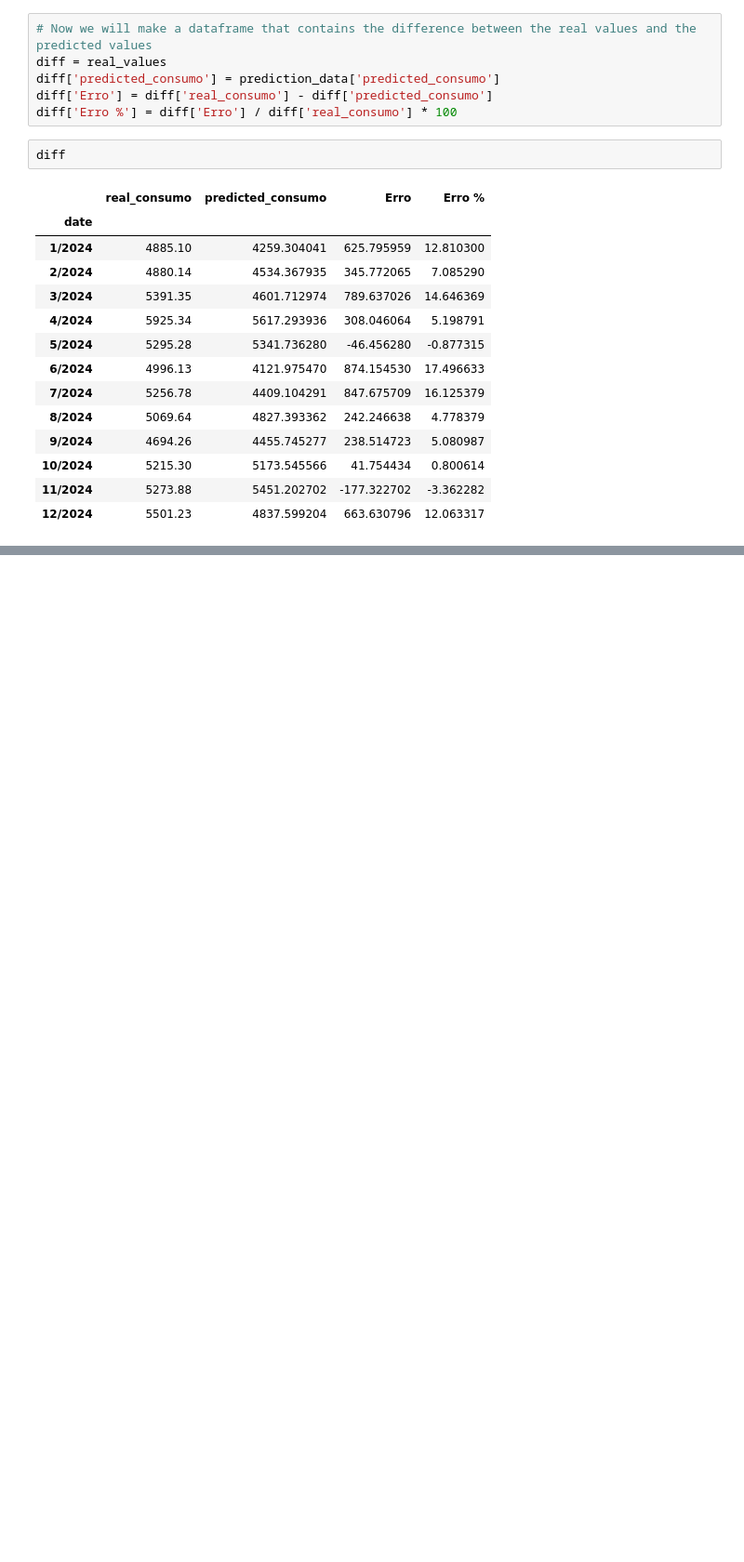
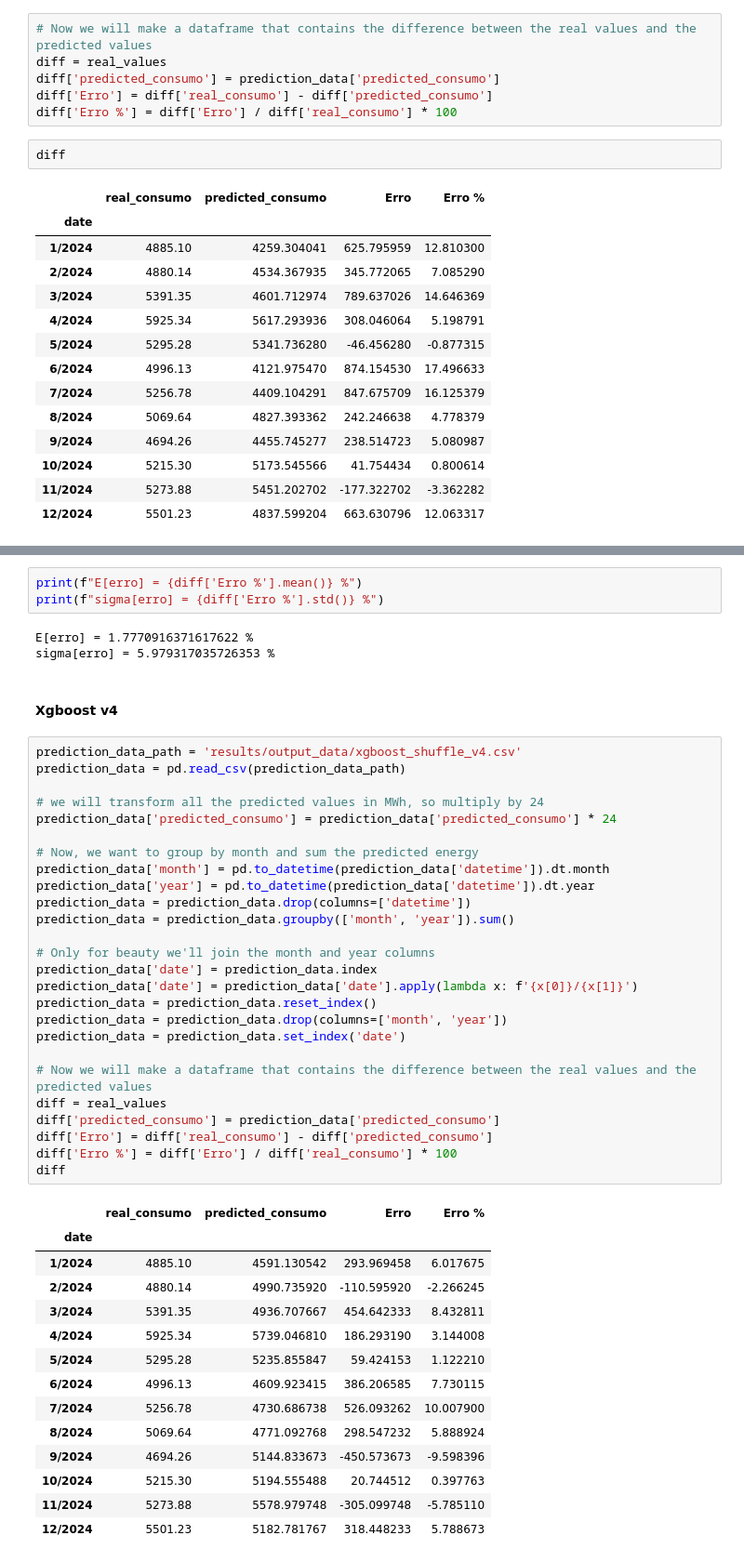
Before and after one commit to V-kr0pt/vivix_energy_consumption, a Jupyter notebook: prediction_analysis.ipynb, the cells around one changed output, grey strips where cells are left out. Shown at 93% size. Drawn from its saved outputs; the diff is of its cells as text; blank space fills up the shorter version.

```diff
--- a/prediction_analysis.ipynb
+++ b/prediction_analysis.ipynb
@@ -90,0 +321,49 @@ diff
+# %%
+print(f"E[erro] = {diff['Erro %'].mean()} %")
+print(f"sigma[erro] = {diff['Erro %'].std()} %")
+# %% [output]
+E[erro] = 1.7770916371617622 %
+sigma[erro] = 5.979317035726353 %
+# %% [markdown]
+#### Xgboost v4
+# %%
+prediction_data_path = 'results/output_data/xgboost_shuffle_v4.csv'
+prediction_data = pd.read_csv(prediction_data_path)
+
+# we will transform all the predicted values in MWh, so multiply by 24
+prediction_data['predicted_consumo'] = prediction_data['predicted_consumo'] * 24
+
+# Now, we want to group by month and sum the predicted energy
+prediction_data['month'] = pd.to_datetime(prediction_data['datetime']).dt.month
+prediction_data['year'] = pd.to_datetime(prediction_data['datetime']).dt.year
+prediction_data = prediction_data.drop(columns=['datetime'])
+prediction_data = prediction_data.groupby(['month', 'year']).sum()
+
+# Only for beauty we'll join the month and year columns
+prediction_data['date'] = prediction_data.index
+prediction_data['date'] = prediction_data['date'].apply(lambda x: f'{x[0]}/{x[1]}')
+prediction_data = prediction_data.reset_index()
+prediction_data = prediction_data.drop(columns=['month', 'year'])
+prediction_data = prediction_data.set_index('date')
+
+# Now we will make a dataframe that contains the difference between the real values and the predicted values
+diff = real_values
+diff['predicted_consumo'] = prediction_data['predicted_consumo']
+diff['Erro'] = diff['real_consumo'] - diff['predicted_consumo']
+diff['Erro %'] = diff['Erro'] / diff['real_consumo'] * 100
+diff
+# %% [output]
+|  | real_consumo | predicted_consumo | Erro | Erro % |
+| date |  |  |  |  |
+| 1/2024 | 4885.10 | 4591.130542 | 293.969458 | 6.017675 |
+| 2/2024 | 4880.14 | 4990.735920 | -110.595920 | -2.266245 |
+| 3/2024 | 5391.35 | 4936.707667 | 454.642333 | 8.432811 |
+| 4/2024 | 5925.34 | 5739.046810 | 186.293190 | 3.144008 |
+| 5/2024 | 5295.28 | 5235.855847 | 59.424153 | 1.122210 |
+| 6/2024 | 4996.13 | 4609.923415 | 386.206585 | 7.730115 |
+| 7/2024 | 5256.78 | 4730.686738 | 526.093262 | 10.007900 |
+| 8/2024 | 5069.64 | 4771.092768 | 298.547232 | 5.888924 |
+| 9/2024 | 4694.26 | 5144.833673 | -450.573673 | -9.598396 |
+| 10/2024 | 5215.30 | 5194.555488 | 20.744512 | 0.397763 |
+| 11/2024 | 5273.88 | 5578.979748 | -305.099748 | -5.785110 |
+| 12/2024 | 5501.23 | 5182.781767 | 318.448233 | 5.788673 |
```
Also changed, not shown: parts of 37 cells of this notebook, 51 other files.
